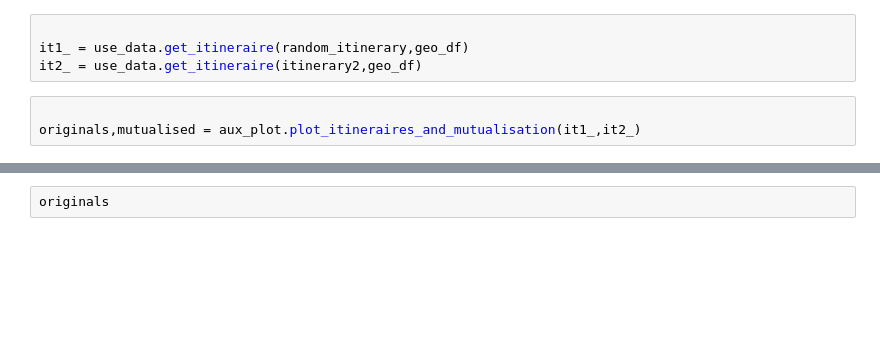
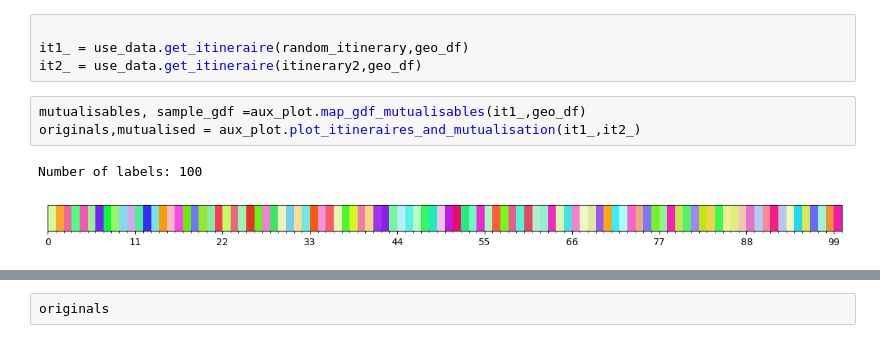
Before and after one commit to Universite-Gustave-Eiffel/geodev-logicout, a Jupyter notebook: notebooks/journee_geodev2.ipynb, the cells around one changed output, grey strips where cells are left out. Drawn from its saved outputs; the diff is of its cells as text; blank space fills up the shorter version.

```diff
--- a/notebooks/journee_geodev2.ipynb
+++ b/notebooks/journee_geodev2.ipynb
@@ -32,5 +32,8 @@ print(random_itinerary,itinerary2)
 it1_ = use_data.get_itineraire(random_itinerary,geo_df)
 it2_ = use_data.get_itineraire(itinerary2,geo_df)
 # %%
-
+mutualisables, sample_gdf =aux_plot.map_gdf_mutualisables(it1_,geo_df)
 originals,mutualised = aux_plot.plot_itineraires_and_mutualisation(it1_,it2_)
+# %% [output]
+Number of labels: 100
+[figure, added]
```
Also changed, not shown: parts of 3 cells of this notebook, 1 other file.
